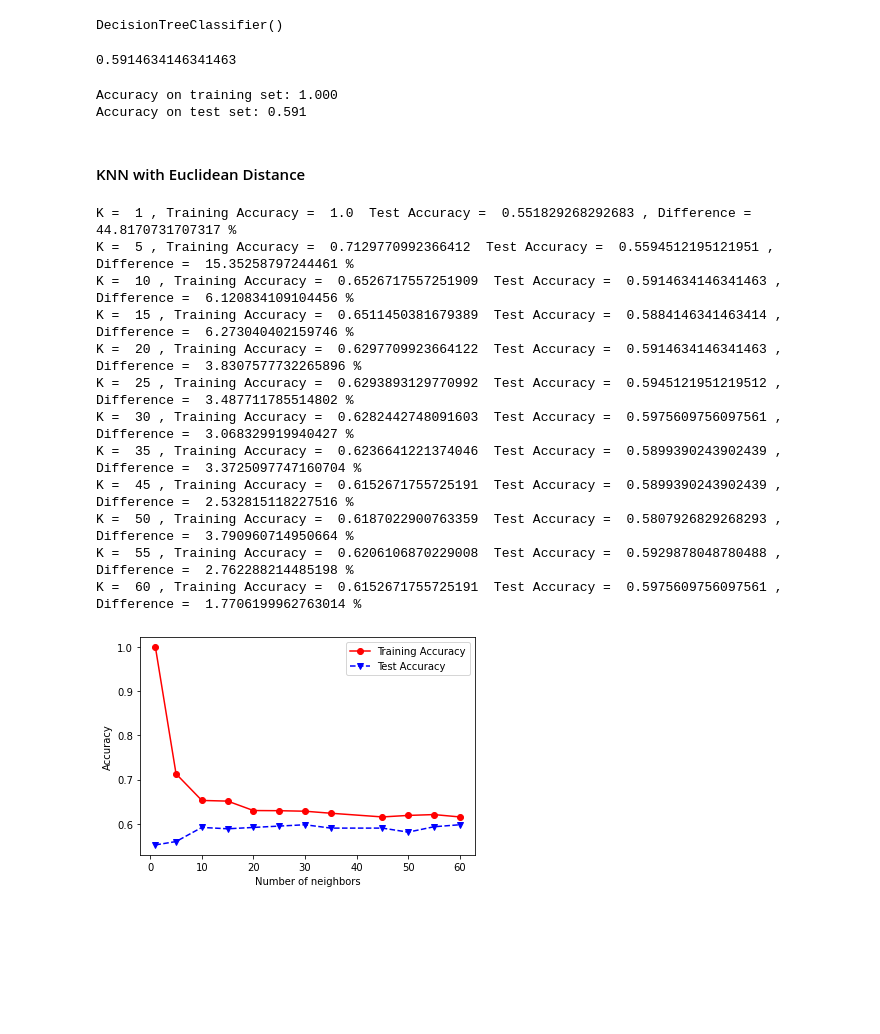
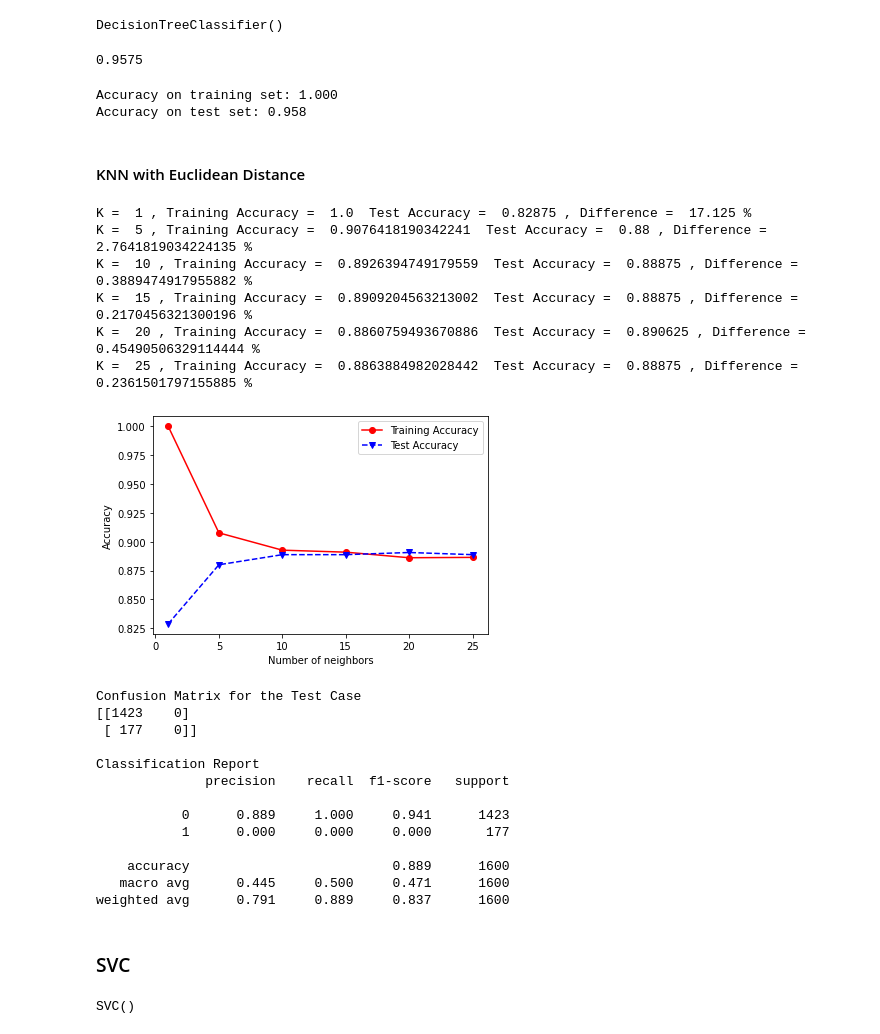
Before and after one commit to SabbirSzl/Water_Potability_prediction_using_MachineLearning, a Jupyter notebook: water_potability_project.ipynb, the cells around one changed output. Cells and saved outputs as stored; diff of their text form; code cells hidden in the pictures; blank space fills up the shorter version.

```diff
--- a/water_potability_project.ipynb
+++ b/water_potability_project.ipynb
@@ -13,7 +13,7 @@ import math
 # %%
 # read the dataset
 
-df = pd.read_csv('water_potability.csv')
+df = pd.read_csv('waterquality1.csv')
 print(df.shape)
 df.head()
 # %% [output]
@@ -55,6 +63,7 @@ Potability           0
 dtype: int64
 # %%
-df.fillna(df.mean(), inplace = True)
+#df.fillna(df.mean(), inplace = True)
+#df.dropna(inplace=True)
 # %%
 print(df.shape)
 df.head()
@@ -69,7 +79,7 @@ df.head()
 # %%
 #Converted into int and rounded up.
-for cols in df.columns:
-    df[cols] = df[cols].round(0).astype('int')
+#for cols in df.columns:
+    #df[cols] = df[cols].round(0).astype('int')
 # %%
 df.head()
 # %% [output]
@@ -162,8 +154,8 @@ plt.show()
 # %% [markdown]
 ## Data Splitting
 # %%
-X = df.drop(columns= 'Potability')  #x contain the input data
-Y = df['Potability']                #y contain the target data
+X = df.drop(columns= 'is_safe')  #x contain the input data
+Y = df['is_safe']                #y contain the target data
 from sklearn.model_selection import train_test_split
 X_train, X_test, Y_train, Y_test = train_test_split(X,Y, test_size= 0.2, random_state=20)
 # %%
@@ -203,50 +195,69 @@ Y_predict = clf.predict(X_test)
 # %%
 accuracy_score(Y_predict, Y_test)
 # %% [output]
-0.5914634146341463
+0.9575
 # %%
 print("Accuracy on training set: {:.3f}".format(clf.score(X_train, Y_train)))
 print("Accuracy on test set: {:.3f}".format(clf.score(X_test, Y_test)))
 # %% [output]
 Accuracy on training set: 1.000
-Accuracy on test set: 0.591
+Accuracy on test set: 0.958
 # %% [markdown]
 #### KNN with Euclidean Distance
 # %%
 from sklearn.neighbors import KNeighborsClassifier
-numNeighbors = [1, 5, 10, 15, 20, 25, 30, 35, 45, 50, 55, 60]
+from sklearn.metrics import accuracy_score
+numNeighbors = [1, 5, 10, 15, 20, 25]
 trainAcc = []
 testAcc = []
 
 for k in numNeighbors:
     clf = KNeighborsClassifier(n_neighbors=k, metric='minkowski', p=2)
     clf.fit(X_train, Y_train)
     Y_predTrain = clf.predict(X_train)
     Y_predTest = clf.predict(X_test)
     trainAcc.append(accuracy_score(Y_train, Y_predTrain))
     testAcc.append(accuracy_score(Y_test, Y_predTest))
 
 plt.plot(numNeighbors, trainAcc, 'ro-', numNeighbors, testAcc,'bv--')
 plt.legend(['Training Accuracy','Test Accuracy'])
 plt.xlabel('Number of neighbors')
 plt.ylabel('Accuracy');
 
 index = 0
 for i in numNeighbors:
     print("K = ", numNeighbors[index], ", Training Accuracy = ", trainAcc[index], " Test Accuracy = ", testAcc[index],
           ", Difference = ", np.abs(trainAcc[index]-testAcc[index])*100, "%")
     index+=1
 # %% [output]
-K =  1 , Training Accuracy =  1.0  Test Accuracy =  0.551829268292683 , Difference =  44.8170731707317 %
-K =  5 , Training Accuracy =  0.7129770992366412  Test Accuracy =  0.5594512195121951 , Difference =  15.35258797244461 %
-K =  10 , Training Accuracy =  0.6526717557251909  Test Accuracy =  0.5914634146341463 , Difference =  6.120834109104456 %
-K =  15 , Training Accuracy =  0.6511450381679389  Test Accuracy =  0.5884146341463414 , Difference =  6.273040402159746 %
-K =  20 , Training Accuracy =  0.6297709923664122  Test Accuracy =  0.5914634146341463 , Difference =  3.8307577732265896 %
-K =  25 , Training Accuracy =  0.6293893129770992  Test Accuracy =  0.5945121951219512 , Difference =  3.487711785514802 %
-K =  30 , Training Accuracy =  0.6282442748091603  Test Accuracy =  0.5975609756097561 , Difference =  3.068329919940427 %
-K =  35 , Training Accuracy =  0.6236641221374046  Test Accuracy =  0.5899390243902439 , Difference =  3.3725097747160704 %
-K =  45 , Training Accuracy =  0.6152671755725191  Test Accuracy =  0.5899390243902439 , Difference =  2.532815118227516 %
-K =  50 , Training Accuracy =  0.6187022900763359  Test Accuracy =  0.5807926829268293 , Difference =  3.790960714950664 %
-K =  55 , Training Accuracy =  0.6206106870229008  Test Accuracy =  0.5929878048780488 , Difference =  2.762288214485198 %
-K =  60 , Training Accuracy =  0.6152671755725191  Test Accuracy =  0.5975609756097561 , Difference =  1.7706199962763014 %
+K =  1 , Training Accuracy =  1.0  Test Accuracy =  0.82875 , Difference =  17.125 %
+K =  5 , Training Accuracy =  0.9076418190342241  Test Accuracy =  0.88 , Difference =  2.7641819034224135 %
+K =  10 , Training Accuracy =  0.8926394749179559  Test Accuracy =  0.88875 , Difference =  0.3889474917955882 %
+K =  15 , Training Accuracy =  0.8909204563213002  Test Accuracy =  0.88875 , Difference =  0.2170456321300196 %
+K =  20 , Training Accuracy =  0.8860759493670886  Test Accuracy =  0.890625 , Difference =  0.45490506329114444 %
+K =  25 , Training Accuracy =  0.8863884982028442  Test Accuracy =  0.88875 , Difference =  0.2361501797155885 %
-[figure, old version]
+[figure, new version]
+# %%
+# for the SVC classifier
+from sklearn import metrics
+print("Confusion Matrix for the Test Case")
+print(metrics.confusion_matrix(Y_test, Y_pred_test))
+print()
+print("Classification Report")
+print(metrics.classification_report(Y_test, Y_pred_test, digits = 3))
+# %% [output]
+Confusion Matrix for the Test Case
+[[1423    0]
+ [ 177    0]]
+
+Classification Report
+              precision    recall  f1-score   support
+
+           0      0.889     1.000     0.941      1423
+           1      0.000     0.000     0.000       177
+
+    accuracy                          0.889      1600
+   macro avg      0.445     0.500     0.471      1600
+weighted avg      0.791     0.889     0.837      1600
+# %% [markdown]
+### SVC
@@ -252,0 +268,4 @@ K =  60 , Training Accuracy =  0.6152671755725191  Test Accuracy =  0.5975609756
+# %%
+model.fit(X_train,Y_train)
+# %% [output]
+SVC()
```
Also changed, not shown: parts of 25 cells of this notebook.
